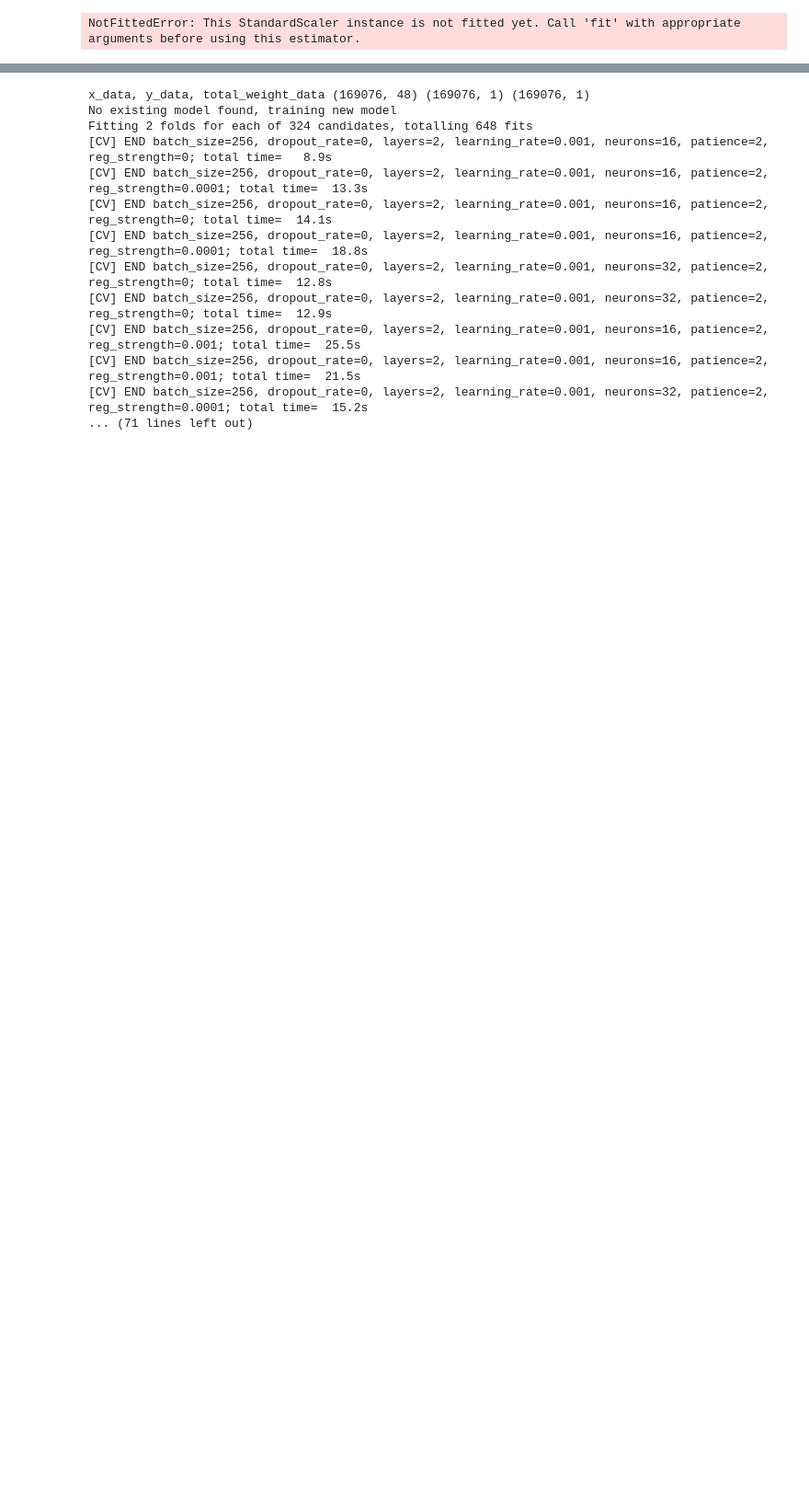
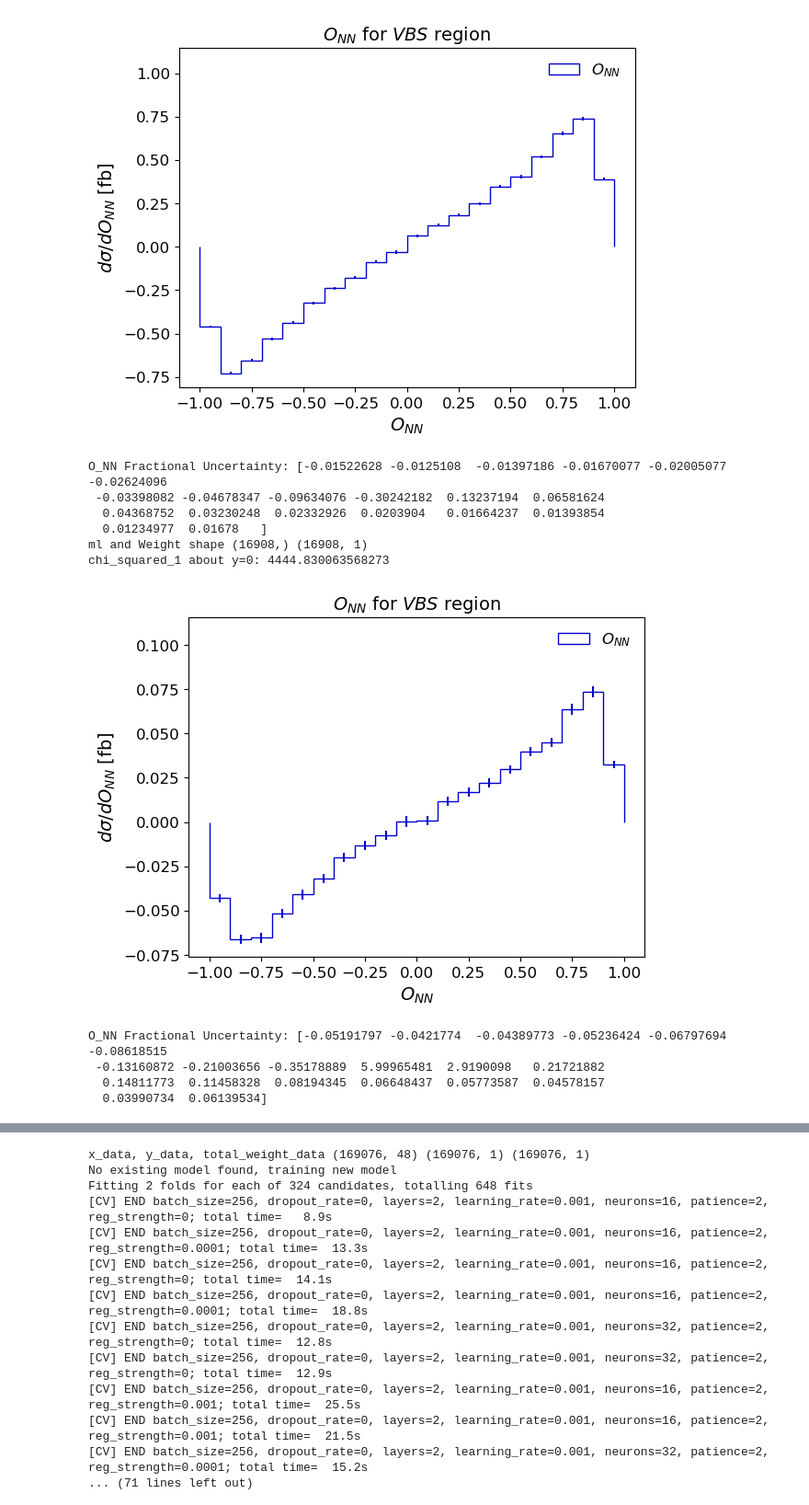
Before and after one commit to finfullerton/MPhys-Project, a Jupyter notebook: Full_analysis/ML_observables_classes.ipynb, the cells around one changed output, grey strips where cells are left out. Shown at 92% size. Drawn from its saved outputs; the diff is of its cells as text; code cells hidden in the pictures; blank space fills up the shorter version.

Commit message:
Added full data normalisation

```diff
--- a/Full_analysis/ML_observables_classes.ipynb
+++ b/Full_analysis/ML_observables_classes.ipynb
@@ -11,10 +11,9 @@ import os
 import joblib
 
 class DataLoader:
-    def __init__(self, file_name, model_filename, selected_labels,):
+    def __init__(self, file_name, selected_labels):
         self.scaler = sk.preprocessing.StandardScaler()
         self.file_name = file_name
-        self.model_filename = model_filename
         self.selected_labels = selected_labels
         self.x_data, self.y_data, self.total_weights, self.x_train, self.y_train, self.train_weights, self.x_test, self.y_test, self.test_weights, self.x_validate, self.y_validate, self.validate_weights = self.import_feather()
 
@@ -43,7 +42,7 @@ class DataLoader:
         #Plotter.plot_kinematic_variable(selected_df, Pflipped_df, weight_data, 'Electron.PT', 'WWW')
         #Plotter.plot_kinematic_variable(selected_df, Pflipped_df, weight_data, 'Muon.PT', 'WWW')
 
-        x_train, y_train, train_weights, x_test, y_test, test_weights, x_validate, y_validate, validate_weights = self.data_preprocessing(x_data, y_data, total_weights)
+        x_data, x_train, y_train, train_weights, x_test, y_test, test_weights, x_validate, y_validate, validate_weights = self.data_preprocessing(x_data, y_data, total_weights)
         print('x_data, y_data, total_weights', x_data.shape, y_data.shape, total_weights.shape)
 
         return x_data, y_data, total_weights, x_train, y_train, train_weights, x_test, y_test, test_weights, x_validate, y_validate, validate_weights
@@ -66,24 +65,14 @@ class DataLoader:
     def data_preprocessing(self, x_data, y_data, total_weights):
         x_train, x_test, y_train, y_test, train_weights, test_weights = sk.model_selection.train_test_split(x_data, y_data, total_weights, test_size=0.2, random_state=42, stratify=y_data)
         x_validate, x_test, y_validate, y_test, validate_weights, test_weights = sk.model_selection.train_test_split(x_test, y_test, test_weights, test_size=0.5, random_state=42, stratify=y_test)
-        model_filename = self.model_filename.replace(".feather", "_meta_data.joblib")
 
-        if os.path.exists(model_filename):
-            print(f"Loading existing scaler from {model_filename}")
-            meta_data = joblib.load(model_filename.replace(".keras", "_meta_data.joblib"))
-            scaler = meta_data["scaler"]
-            print("scaler", scaler)
-        else:
-            print("No existing scaler found, creating new one")
-            scaler = sk.preprocessing.StandardScaler()
-            scaler.fit(x_train)
-            joblib.dump(scaler, model_filename)
-
+        self.scaler.fit(x_train)
+        x_data = self.scaler.transform(x_data)
         x_train = self.scaler.transform(x_train)
         x_test = self.scaler.transform(x_test)
         x_validate = self.scaler.transform(x_validate)
 
-        return x_train, y_train, train_weights, x_test, y_test, test_weights, x_validate, y_validate, validate_weights
+        return x_data, x_train, y_train, train_weights, x_test, y_test, test_weights, x_validate, y_validate, validate_weights
 
 class CustomKerasClassifier(sk.base.BaseEstimator, sk.base.ClassifierMixin):
     def __init__(self, input_shape, learning_rate=0.001, neurons=16, layers=2, reg_strength=0.001, epochs=50, patience=2, dropout_rate=0, batch_size=256):
@@ -458,6 +447,7 @@ class Plotter:
         plt.show()
 # %%
 def __main__():
+    vbs_data = DataLoader("VBS_data_cwtil_2.feather", ['Electron.Eta', 'Electron.Phi', 'Electron.PT', 'Muon.Eta', 'Muon.Phi', 'Muon.PT', 'Jet.Eta', 'Jet.Phi', 'Jet.PT'])
     model_filename = "vbs_lj_eta_phi_pt.keras"
 
     param_grid = {
@@ -472,24 +462,20 @@ def __main__():
 
     if os.path.exists(model_filename):
         print(f"Loading existing model for {model_filename}")
-        vbs_data = DataLoader("VBS_data_cwtil_2.feather", model_filename, ['Electron.Eta', 'Electron.Phi', 'Electron.PT', 'Muon.Eta', 'Muon.Phi', 'Muon.PT', 'Jet.Eta', 'Jet.Phi', 'Jet.PT'])
     else:
         print("No existing model found, training new model")
-        vbs_data = DataLoader("VBS_data_cwtil_2.feather", model_filename, ['Electron.Eta', 'Electron.Phi', 'Electron.PT', 'Muon.Eta', 'Muon.Phi', 'Muon.PT', 'Jet.Eta', 'Jet.Phi', 'Jet.PT'])
-
-        vbs_model = MLModel()
+        vbs_model = MLModel(vbs_data.scaler)
         vbs_model.grid_search(vbs_data.x_data, vbs_data.y_data, param_grid, model_filename)
 
     vbs_model, vbs_history = MLModel.load_ml_model(model_filename, vbs_data.scaler)
-
 
     total_vbs_results = vbs_model.predict(vbs_data.x_data)
     vbs_test_results = vbs_model.predict(vbs_data.x_test)
     vbs_validate_results = vbs_model.predict(vbs_data.x_validate)
     vbs_train_results = vbs_model.predict(vbs_data.x_train)
 
+    Plotter.plot_ml_observable(total_vbs_results, vbs_data.total_weights, "VBS", model_filename)
     Plotter.plot_ml_observable(vbs_test_results, vbs_data.test_weights, "VBS", model_filename)
-    Plotter.plot_ml_observable(total_vbs_results, vbs_data.total_weights, "VBS", model_filename)
     Plotter.plot_test_validation_ml_observable(vbs_test_results, vbs_validate_results, vbs_train_results, vbs_data.test_weights, vbs_data.validate_weights, vbs_data.train_weights, "VBS", model_filename)
     Plotter.plot_separate_ml_observable(total_vbs_results, vbs_data.total_weights, "VBS", model_filename)
     Plotter.plot_loss(vbs_history, "VBS", model_filename)
@@ -503 +496,12 @@ Loading existing scaler from vbs_lj_eta_phi_pt.keras
+[figure, added]
-NotFittedError: This StandardScaler instance is not fitted yet. Call 'fit' with appropriate arguments before using this estimator.
+O_NN Fractional Uncertainty: [-0.01522628 -0.0125108  -0.01397186 -0.01670077 -0.02005077 -0.02624096
+ -0.03398082 -0.04678347 -0.09634076 -0.30242182  0.13237194  0.06581624
+  0.04368752  0.03230248  0.02332926  0.0203904   0.01664237  0.01393854
+  0.01234977  0.01678   ]
+ml and Weight shape (16908,) (16908, 1)
+chi_squared_1 about y=0: 4444.830063568273
+[figure, added]
+O_NN Fractional Uncertainty: [-0.05191797 -0.0421774  -0.04389773 -0.05236424 -0.06797694 -0.08618515
+ -0.13160872 -0.21003656 -0.35178889  5.99965481  2.9190098   0.21721882
+  0.14811773  0.11458328  0.08194345  0.06648437  0.05773587  0.04578157
+  0.03990734  0.06139534]
```
Also changed, not shown: parts of 1 cell of this notebook, 1 other file.
